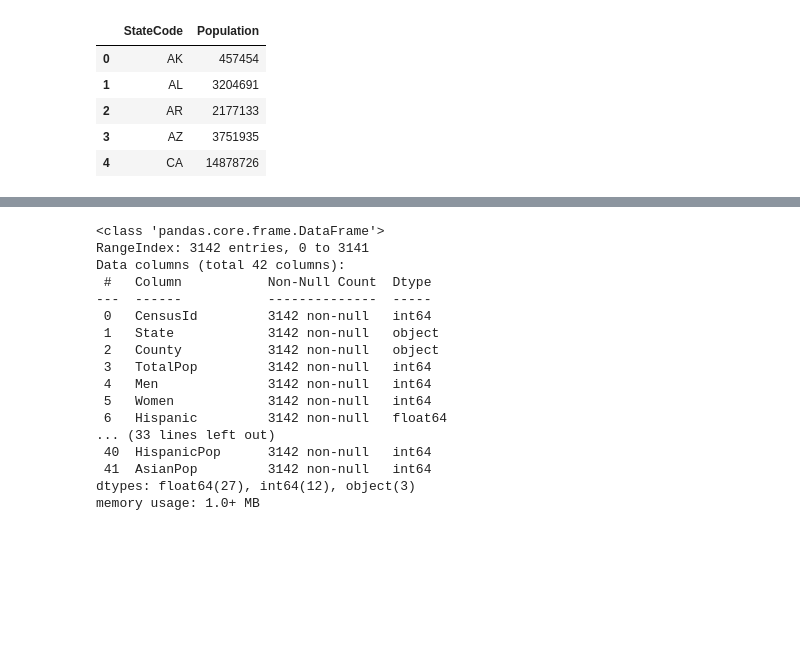
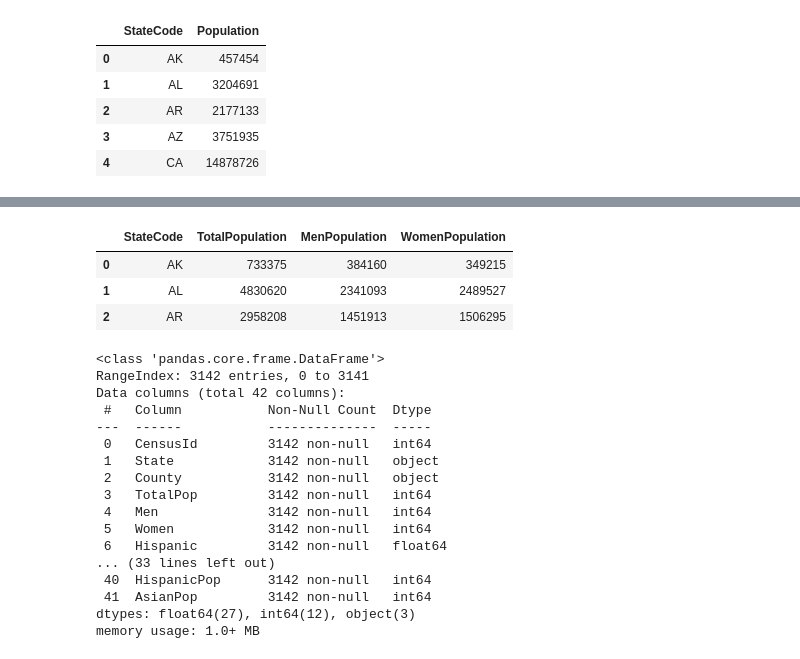
Before and after one commit to bimal-parajuli/data-visualization-us-demographics-dataset, a Jupyter notebook: Untitled.ipynb, the cells around one changed output, grey strips where cells are left out. Drawn from its saved outputs; the diff is of its cells as text; code cells hidden in the pictures; blank space fills up the shorter version.

```diff
--- a/Untitled.ipynb
+++ b/Untitled.ipynb
@@ -172,7 +169,12 @@ minority_df
 # %%
-total_pop_df = df.groupby('Abbreviation')['TotalPop'].sum().reset_index()
-total_pop_df.columns = ['StateCode', 'TotalPopulation']
-# total_pop_df
+total_pop_df = df[['TotalPop', 'Men', 'Women', 'Abbreviation']].groupby('Abbreviation').sum().reset_index()
+total_pop_df.columns = ['StateCode', 'TotalPopulation', 'MenPopulation', 'WomenPopulation']
+total_pop_df.head(3)
+# %% [output]
+|  | StateCode | TotalPopulation | MenPopulation | WomenPopulation |
+| 0 | AK | 733375 | 384160 | 349215 |
+| 1 | AL | 4830620 | 2341093 | 2489527 |
+| 2 | AR | 2958208 | 1451913 | 1506295 |
 # %%
 df.info()
 # %% [output]
```
Also changed, not shown: parts of 7 cells of this notebook.
